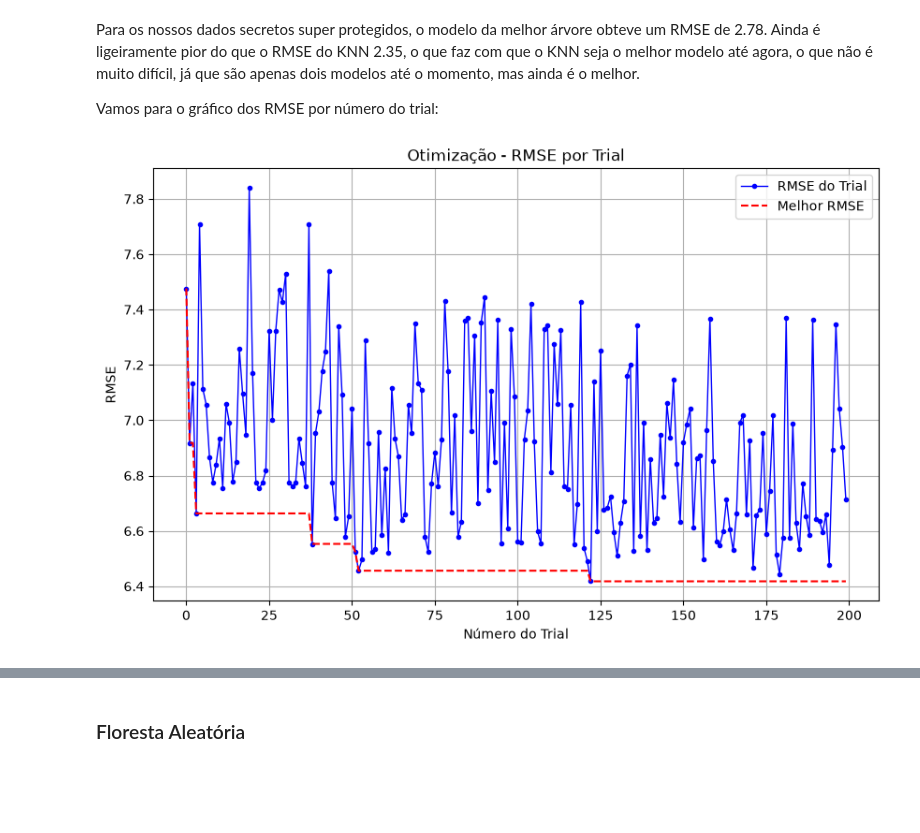
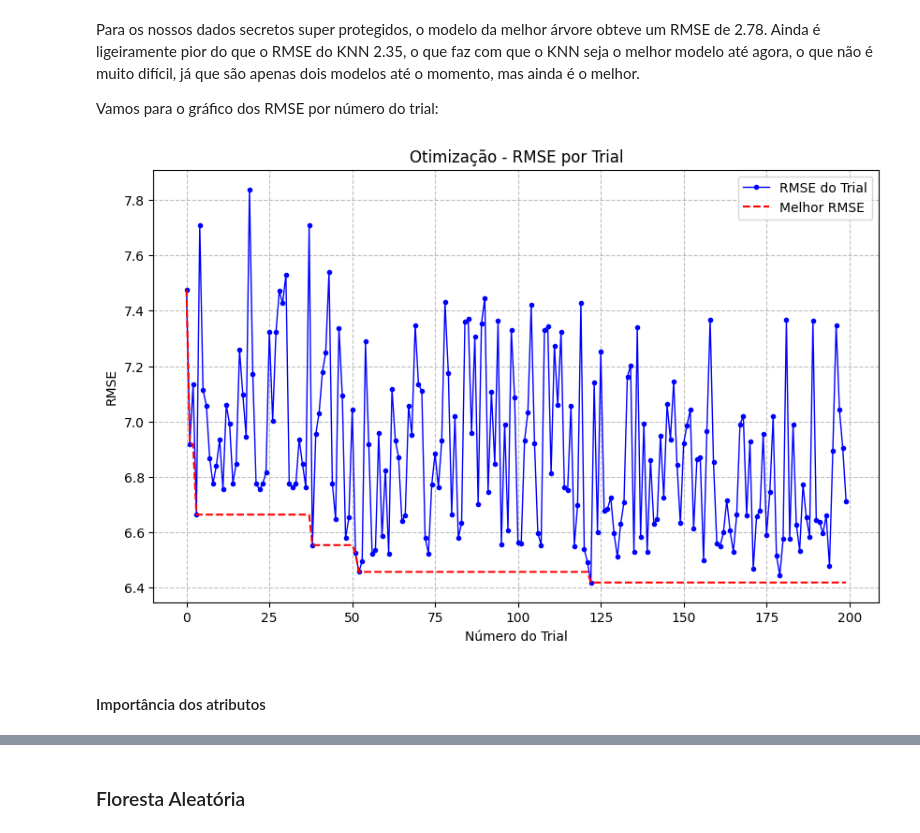
Before and after one commit to helocano/tiamat, a Jupyter notebook: MainTiamat_HeloisaCano.ipynb, the cells around one changed output, grey strips where cells are left out. Saved outputs shown, nothing was run; the diff lists cells and outputs as text; code cells hidden in the pictures; blank space fills up the shorter version.

Commit message:
AAdiciona discussões
Adiciona mais discussões no modelo
Discute o Bagging e o SVR
Relevância de atributos
Vamos ter certeza que nossos estudos uploadados estão certinhos

```diff
--- a/MainTiamat_HeloisaCano.ipynb
+++ b/MainTiamat_HeloisaCano.ipynb
@@ -1793,32 +1856,34 @@ Vamos para o gráfico dos RMSE por número do trial:
 # %%
 df_trial_arvore = objeto_de_estudo.trials_dataframe()
 rmse_values = df_trial_arvore['value']
 
 plt.figure(figsize=(10, 6))
 plt.plot(
     df_trial_arvore['number'],
     rmse_values,
     marker='.',
     linestyle='-',
     linewidth = 1,
     color='b',
     label='RMSE do Trial',
 )
 
 running_best = rmse_values.cummin()
 plt.plot(
     df_trial_arvore['number'],
     running_best,
     color='r',
     linestyle='--',
     label='Melhor RMSE',
 )
 
 plt.title('Otimização - RMSE por Trial')
 plt.xlabel('Número do Trial')
 plt.ylabel('RMSE')
 plt.legend()
-plt.grid(True)
+plt.grid(alpha = 0.5, linestyle = '--', color = "gray")
 plt.show()
 # %% [output]
-[figure, old version]
+[figure, new version]
+# %% [markdown]
+#### Importância dos atributos
```
Also changed, not shown: parts of 60 cells of this notebook, 1 other file.
